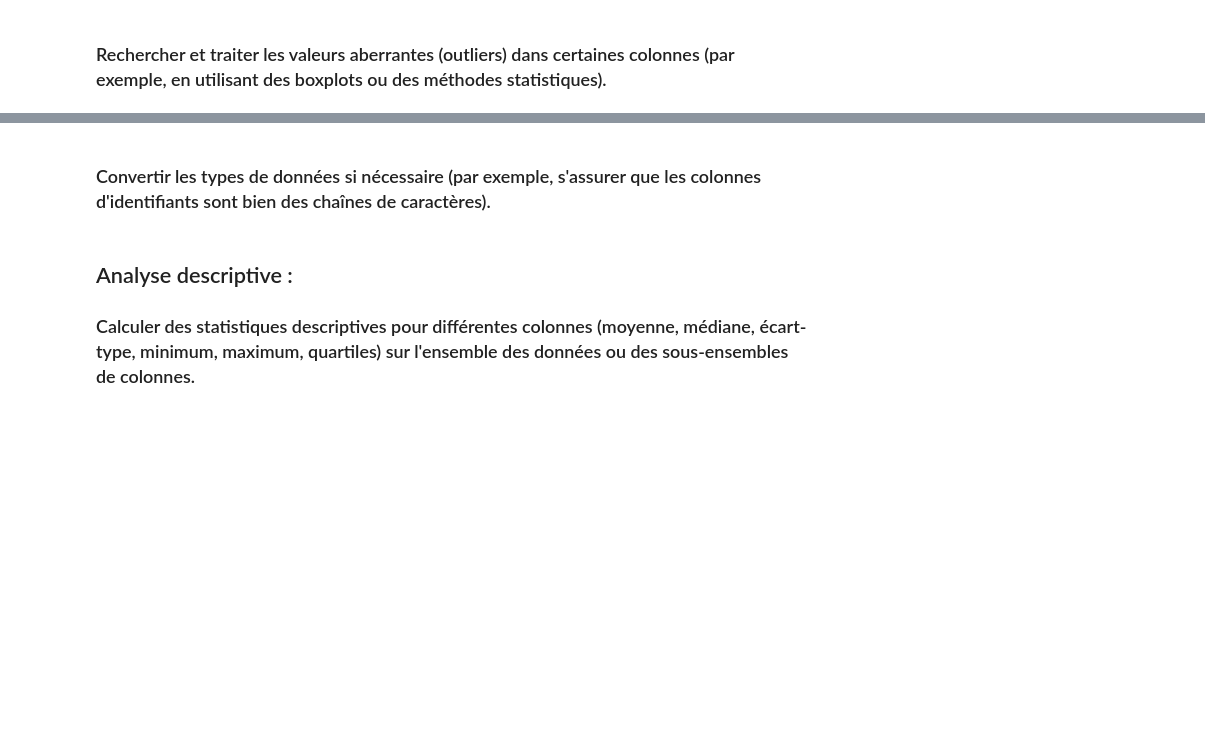
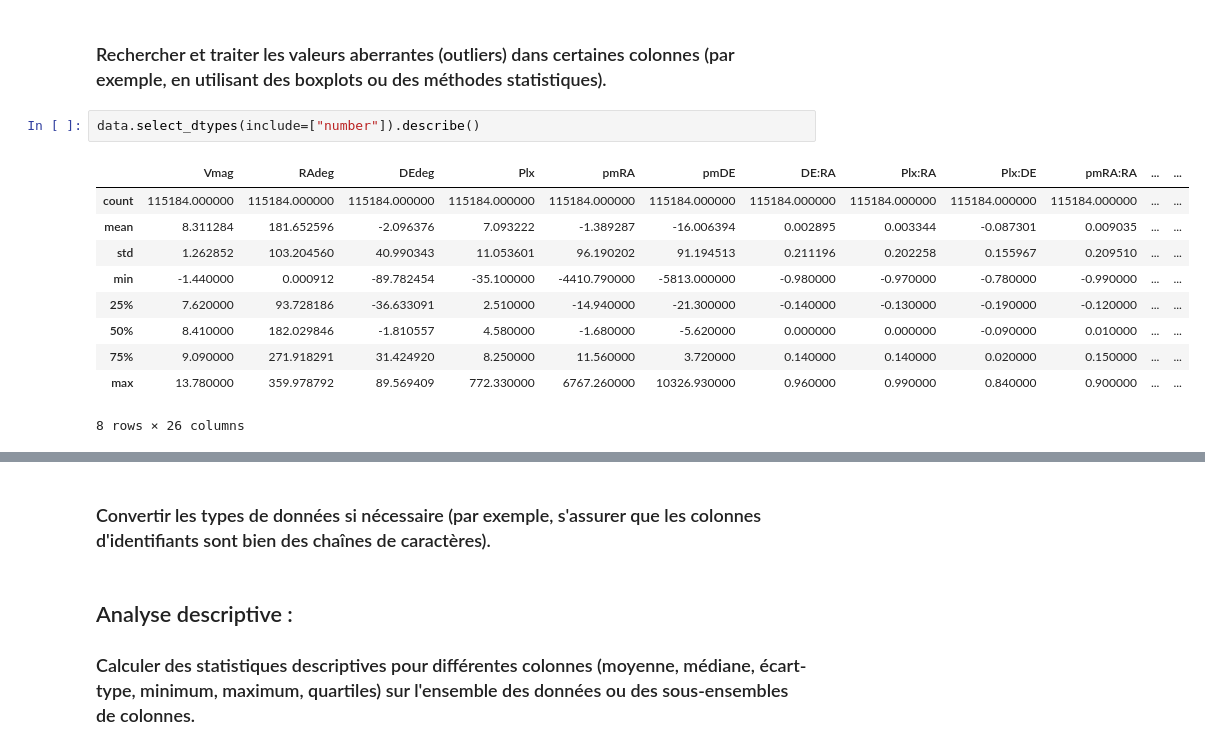
Before and after one commit to ThomasSanna/Data-Analysis-Hipparcos-Star-Astronomy-Catalog, a Jupyter notebook: main.ipynb, the cells around one changed output, grey strips where cells are left out. Saved outputs shown, nothing was run; the diff lists cells and outputs as text; blank space fills up the shorter version.

```diff
--- a/main.ipynb
+++ b/main.ipynb
@@ -204,2 +203,15 @@ dtype: int64
 # %% [markdown]
 ### Rechercher et traiter les valeurs aberrantes (outliers) dans certaines colonnes (par exemple, en utilisant des boxplots ou des méthodes statistiques).
+# %%
+data.select_dtypes(include=["number"]).describe()
+# %% [output]
+|  | Vmag | RAdeg | DEdeg | Plx | pmRA | pmDE | DE:RA | Plx:RA | Plx:DE | pmRA:RA | ... | ... |
+| count | 115184.000000 | 115184.000000 | 115184.000000 | 115184.000000 | 115184.000000 | 115184.000000 | 115184.000000 | 115184.000000 | 115184.000000 | 115184.000000 | ... | ... |
+| mean | 8.311284 | 181.652596 | -2.096376 | 7.093222 | -1.389287 | -16.006394 | 0.002895 | 0.003344 | -0.087301 | 0.009035 | ... | ... |
+| std | 1.262852 | 103.204560 | 40.990343 | 11.053601 | 96.190202 | 91.194513 | 0.211196 | 0.202258 | 0.155967 | 0.209510 | ... | ... |
+| min | -1.440000 | 0.000912 | -89.782454 | -35.100000 | -4410.790000 | -5813.000000 | -0.980000 | -0.970000 | -0.780000 | -0.990000 | ... | ... |
+| 25% | 7.620000 | 93.728186 | -36.633091 | 2.510000 | -14.940000 | -21.300000 | -0.140000 | -0.130000 | -0.190000 | -0.120000 | ... | ... |
+| 50% | 8.410000 | 182.029846 | -1.810557 | 4.580000 | -1.680000 | -5.620000 | 0.000000 | 0.000000 | -0.090000 | 0.010000 | ... | ... |
+| 75% | 9.090000 | 271.918291 | 31.424920 | 8.250000 | 11.560000 | 3.720000 | 0.140000 | 0.140000 | 0.020000 | 0.150000 | ... | ... |
+| max | 13.780000 | 359.978792 | 89.569409 | 772.330000 | 6767.260000 | 10326.930000 | 0.960000 | 0.990000 | 0.840000 | 0.900000 | ... | ... |
+8 rows × 26 columns
```
Also changed, not shown: parts of 11 cells of this notebook.
